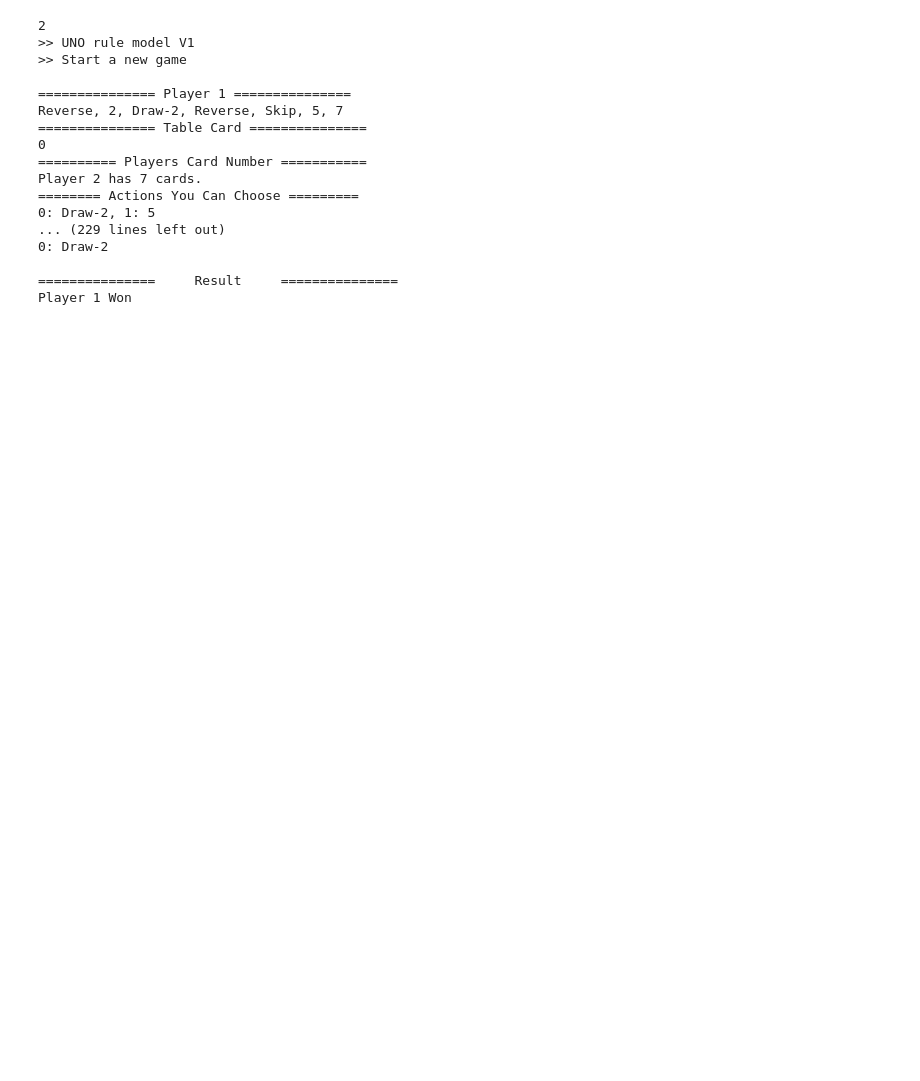
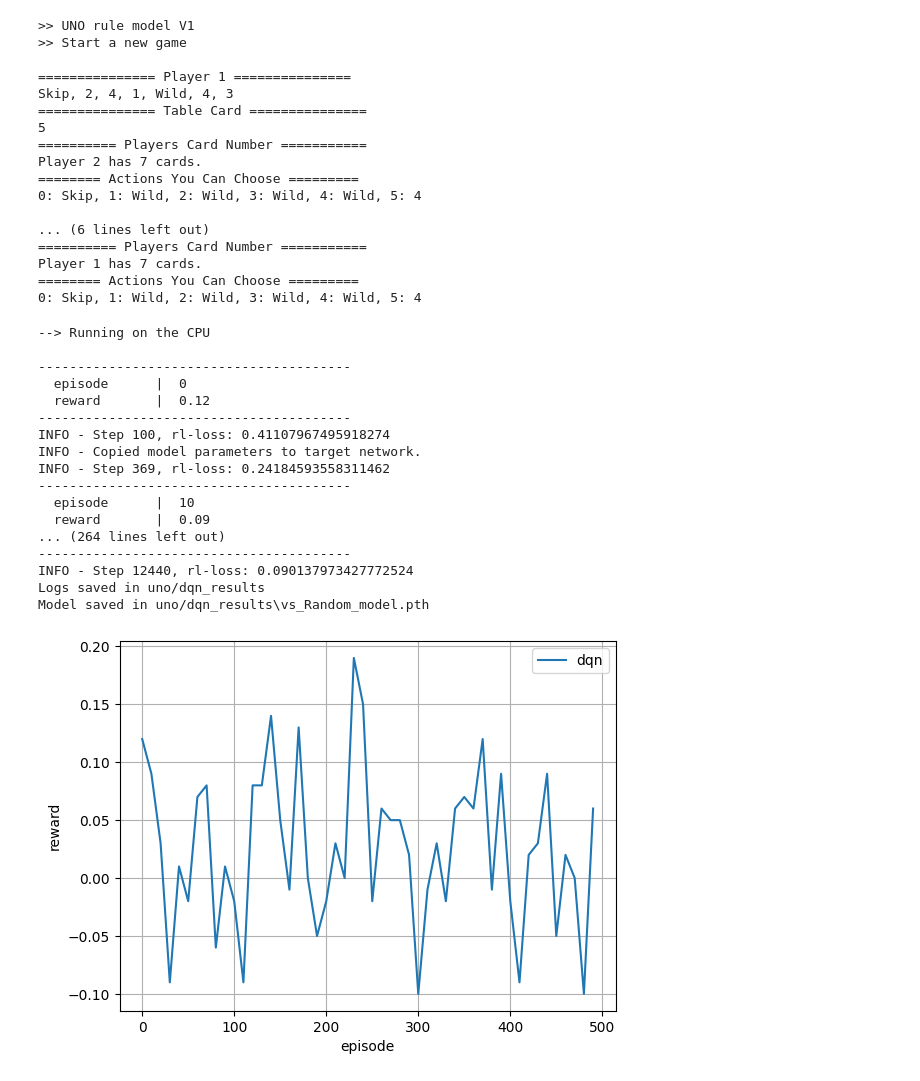
Before and after one commit to tntechdsl/UnoAgent, a Jupyter notebook: DSLUno.ipynb, the cells around one changed output. Drawn from its saved outputs; the diff is of its cells as text; code cells hidden in the pictures; blank space fills up the shorter version.

Commit message:
Added a DQN agent and change game run

```diff
--- a/DSLUno.ipynb
+++ b/DSLUno.ipynb
@@ -125,8 +113,6 @@ class RandomAgent(object):
         Returns:
             action (int): The action predicted (randomly chosen) by the random agent
         '''
-        print_state(state['raw_obs'], state['action_record'])
-        time.sleep(2)
         return np.random.choice(list(state['legal_actions'].keys()))
 
     def eval_step(self, state):
@@ -151,54 +221,53 @@ class RandomAgent(object):
 # %%
 ''' A toy example of playing against rule-based bot on UNO
 '''
-
-import rlcard
-from rlcard import models
-from rlcard.agents.human_agents.uno_human_agent import HumanAgent, _print_action
 
 # Make environment
 env = rlcard.make('uno')
 human_agent = HumanAgent(env.num_actions)
 random_agent = RandomAgent(env.num_actions)
-print(env.num_players)
 env.set_agents([
-    random_agent,
+    human_agent,
     random_agent,
 ])
 
-print(">> UNO rule model V1")
-print(">> Start a new game")
-
-trajectories, payoffs = env.run()
-for i in range(1, len(action_record)+1):
-    if action_record[-i][0] == state['current_player']:
-        break
-    _action_list.insert(0, action_record[-i])
-for pair in _action_list:
-    print('>> Player', pair[0], 'chooses ', end='')
-    _print_action(pair[1])
-    print('')
-
-print('===============     Result     ===============')
-for i, player in enumerate(payoffs):
-    if player > 0:
-        print(f"Player {i+1} Won")
-print('')
+run_game(env)
 # %% [output]
-2
 >> UNO rule model V1
 >> Start a new game
 
 =============== Player 1 ===============
-Reverse, 2, Draw-2, Reverse, Skip, 5, 7
+Skip, 2, 4, 1, Wild, 4, 3
 =============== Table Card ===============
-0
+5
 ========== Players Card Number ===========
 Player 2 has 7 cards.
 ======== Actions You Can Choose =========
-0: Draw-2, 1: 5
-... (229 lines left out)
-0: Draw-2
+0: Skip, 1: Wild, 2: Wild, 3: Wild, 4: Wild, 5: 4
 
-===============     Result     ===============
-Player 1 Won
+... (6 lines left out)
+========== Players Card Number ===========
+Player 1 has 7 cards.
+======== Actions You Can Choose =========
+0: Skip, 1: Wild, 2: Wild, 3: Wild, 4: Wild, 5: 4
+# %%
+train()
+# %% [output]
+--> Running on the CPU
+
+----------------------------------------
+  episode      |  0
+  reward       |  0.12
+----------------------------------------
+INFO - Step 100, rl-loss: 0.41107967495918274
+INFO - Copied model parameters to target network.
+INFO - Step 369, rl-loss: 0.24184593558311462
+----------------------------------------
+  episode      |  10
+  reward       |  0.09
+... (264 lines left out)
+----------------------------------------
+INFO - Step 12440, rl-loss: 0.090137973427772524
+Logs saved in uno/dqn_results
+Model saved in uno/dqn_results\vs_Random_model.pth
+[figure, added]
```
Also changed, not shown: parts of 6 cells of this notebook.
